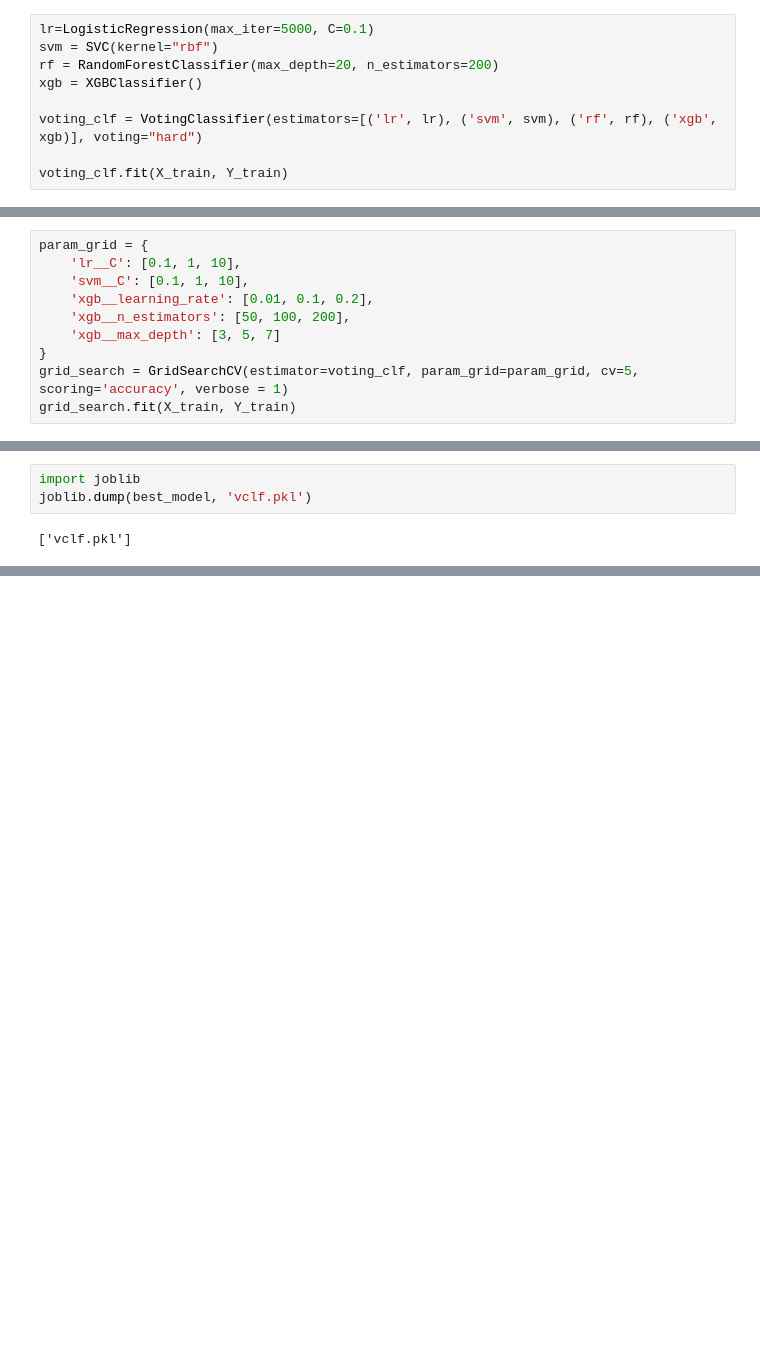
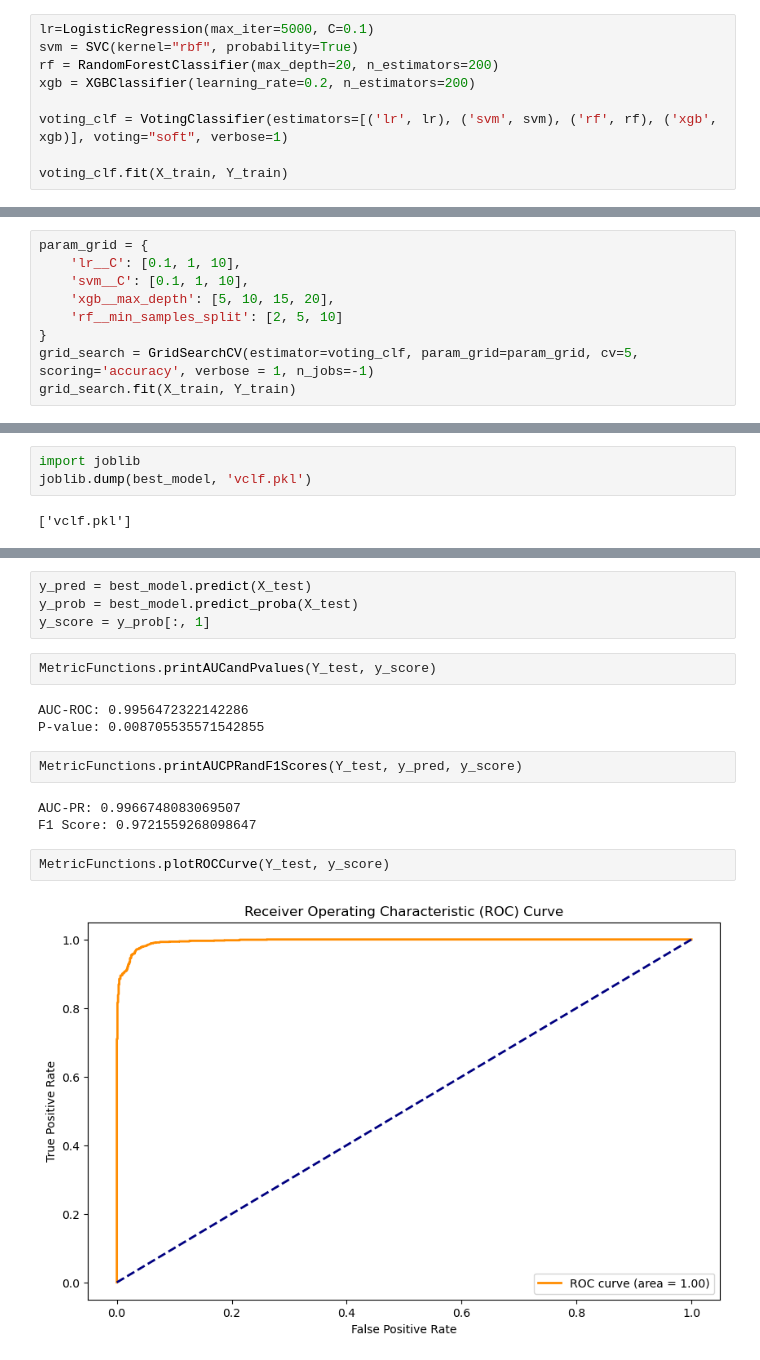
Before and after one commit to Viliusps/phishing-detection, a Jupyter notebook: VotingClassifier.ipynb, the cells around one changed output, grey strips where cells are left out. Drawn from its saved outputs; the diff is of its cells as text; blank space fills up the shorter version.

Commit message:
Added voting classfier

```diff
--- a/VotingClassifier.ipynb
+++ b/VotingClassifier.ipynb
@@ -36,11 +36,11 @@ X_train = scaler.fit_transform(X_train)
 X_test = scaler.transform(X_test)
 # %%
 lr=LogisticRegression(max_iter=5000, C=0.1)
-svm = SVC(kernel="rbf")
+svm = SVC(kernel="rbf", probability=True)
 rf = RandomForestClassifier(max_depth=20, n_estimators=200)
-xgb = XGBClassifier()
+xgb = XGBClassifier(learning_rate=0.2, n_estimators=200)
 
-voting_clf = VotingClassifier(estimators=[('lr', lr), ('svm', svm), ('rf', rf), ('xgb', xgb)], voting="hard")
+voting_clf = VotingClassifier(estimators=[('lr', lr), ('svm', svm), ('rf', rf), ('xgb', xgb)], voting="soft", verbose=1)
 
 voting_clf.fit(X_train, Y_train)
 # %% [output]
@@ -71,10 +75,9 @@ Accuracy on train: 0.978629579375848
 param_grid = {
     'lr__C': [0.1, 1, 10],
     'svm__C': [0.1, 1, 10],
-    'xgb__learning_rate': [0.01, 0.1, 0.2],
-    'xgb__n_estimators': [50, 100, 200],
-    'xgb__max_depth': [3, 5, 7]
+    'xgb__max_depth': [5, 10, 15, 20],
+    'rf__min_samples_split': [2, 5, 10]
 }
-grid_search = GridSearchCV(estimator=voting_clf, param_grid=param_grid, cv=5, scoring='accuracy', verbose = 1)
+grid_search = GridSearchCV(estimator=voting_clf, param_grid=param_grid, cv=5, scoring='accuracy', verbose = 1, n_jobs=-1)
 grid_search.fit(X_train, Y_train)
 # %% [output]
@@ -139,0 +150,18 @@ ModuleNotFoundError: No module named 'scikitplot'
+# %%
+y_pred = best_model.predict(X_test)
+y_prob = best_model.predict_proba(X_test)
+y_score = y_prob[:, 1]
+# %%
+MetricFunctions.printAUCandPvalues(Y_test, y_score)
+# %% [output]
+AUC-ROC: 0.9956472322142286
+P-value: 0.008705535571542855
+# %%
+MetricFunctions.printAUCPRandF1Scores(Y_test, y_pred, y_score)
+# %% [output]
+AUC-PR: 0.9966748083069507
+F1 Score: 0.9721559268098647
+# %%
+MetricFunctions.plotROCCurve(Y_test, y_score)
+# %% [output]
+[figure, added]
```
Also changed, not shown: parts of 10 cells of this notebook, 1 other file.
